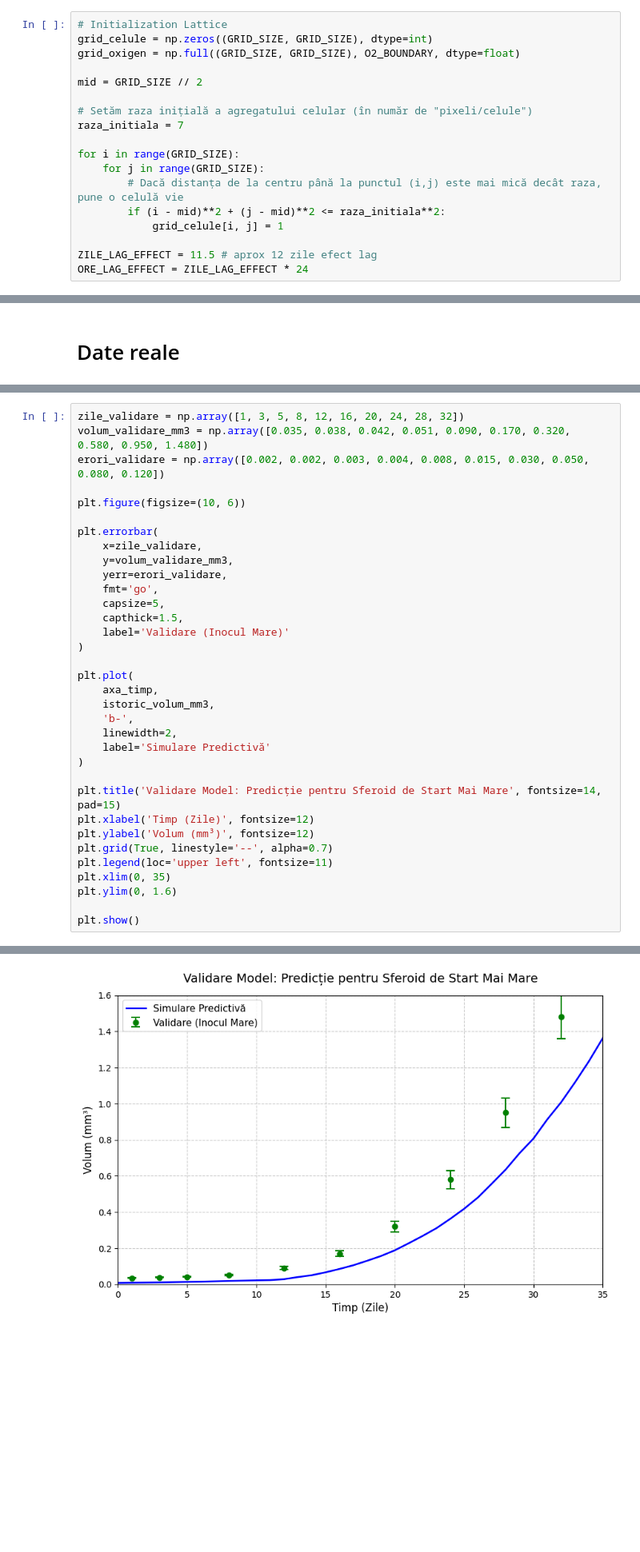
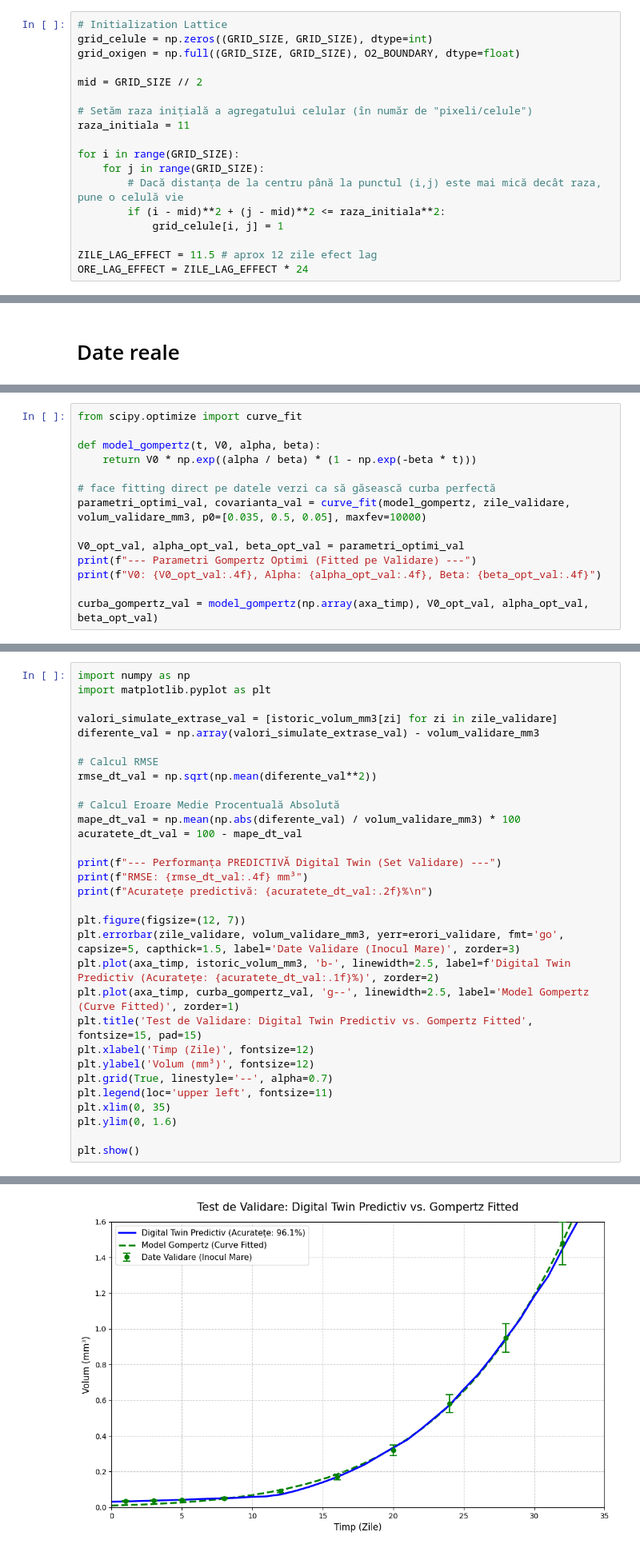
Before and after one commit to DPFrateanu/tumor-modelling, a Jupyter notebook: digital-twin.ipynb, the cells around one changed output, grey strips where cells are left out. Shown at 80% size. Drawn from its saved outputs; the diff is of its cells as text; blank space fills up the shorter version.

Commit message:
model fittnes and Gompertz comparison

```diff
--- a/digital-twin.ipynb
+++ b/digital-twin.ipynb
@@ -23,7 +23,7 @@ grid_oxigen = np.full((GRID_SIZE, GRID_SIZE), O2_BOUNDARY, dtype=float)
 mid = GRID_SIZE // 2
 
 # Setăm raza inițială a agregatului celular (în număr de "pixeli/celule")
-raza_initiala = 7
+raza_initiala = 11
 
 for i in range(GRID_SIZE):
     for j in range(GRID_SIZE):
@@ -233,0 +240,14 @@ plt.show()
+# %%
+from scipy.optimize import curve_fit
+
+def model_gompertz(t, V0, alpha, beta):
+    return V0 * np.exp((alpha / beta) * (1 - np.exp(-beta * t)))
+
+# face fitting direct pe datele verzi ca să găsească curba perfectă
+parametri_optimi_val, covarianta_val = curve_fit(model_gompertz, zile_validare, volum_validare_mm3, p0=[0.035, 0.5, 0.05], maxfev=10000)
+
+V0_opt_val, alpha_opt_val, beta_opt_val = parametri_optimi_val
+print(f"--- Parametri Gompertz Optimi (Fitted pe Validare) ---")
+print(f"V0: {V0_opt_val:.4f}, Alpha: {alpha_opt_val:.4f}, Beta: {beta_opt_val:.4f}")
+
+curba_gompertz_val = model_gompertz(np.array(axa_timp), V0_opt_val, alpha_opt_val, beta_opt_val)
@@ -234,29 +256,26 @@ plt.show()
 # %%
-zile_validare = np.array([1, 3, 5, 8, 12, 16, 20, 24, 28, 32])
-volum_validare_mm3 = np.array([0.035, 0.038, 0.042, 0.051, 0.090, 0.170, 0.320, 0.580, 0.950, 1.480])
-erori_validare = np.array([0.002, 0.002, 0.003, 0.004, 0.008, 0.015, 0.030, 0.050, 0.080, 0.120])
+import numpy as np
+import matplotlib.pyplot as plt
 
-plt.figure(figsize=(10, 6))
+valori_simulate_extrase_val = [istoric_volum_mm3[zi] for zi in zile_validare]
+diferente_val = np.array(valori_simulate_extrase_val) - volum_validare_mm3
 
-plt.errorbar(
-    x=zile_validare,
-    y=volum_validare_mm3,
-    yerr=erori_validare,
-    fmt='go',
-    capsize=5,
-    capthick=1.5,
-    label='Validare (Inocul Mare)'
-)
+# Calcul RMSE
+rmse_dt_val = np.sqrt(np.mean(diferente_val**2))
 
-plt.plot(
-    axa_timp,
-    istoric_volum_mm3,
-    'b-',
-    linewidth=2,
-    label='Simulare Predictivă'
-)
+# Calcul Eroare Medie Procentuală Absolută
+mape_dt_val = np.mean(np.abs(diferente_val) / volum_validare_mm3) * 100
+acuratete_dt_val = 100 - mape_dt_val
 
-plt.title('Validare Model: Predicție pentru Sferoid de Start Mai Mare', fontsize=14, pad=15)
+print(f"--- Performanța PREDICTIVĂ Digital Twin (Set Validare) ---")
+print(f"RMSE: {rmse_dt_val:.4f} mm³")
+print(f"Acuratețe predictivă: {acuratete_dt_val:.2f}%\n")
+
+plt.figure(figsize=(12, 7))
+plt.errorbar(zile_validare, volum_validare_mm3, yerr=erori_validare, fmt='go', capsize=5, capthick=1.5, label='Date Validare (Inocul Mare)', zorder=3)
+plt.plot(axa_timp, istoric_volum_mm3, 'b-', linewidth=2.5, label=f'Digital Twin Predictiv (Acuratețe: {acuratete_dt_val:.1f}%)', zorder=2)
+plt.plot(axa_timp, curba_gompertz_val, 'g--', linewidth=2.5, label='Model Gompertz (Curve Fitted)', zorder=1)
+plt.title('Test de Validare: Digital Twin Predictiv vs. Gompertz Fitted', fontsize=15, pad=15)
 plt.xlabel('Timp (Zile)', fontsize=12)
 plt.ylabel('Volum (mm³)', fontsize=12)
 plt.grid(True, linestyle='--', alpha=0.7)
@@ -269 +294 @@ plt.show()
-[figure, old version]
+[figure, new version]
```
Also changed, not shown: parts of 8 cells of this notebook.
